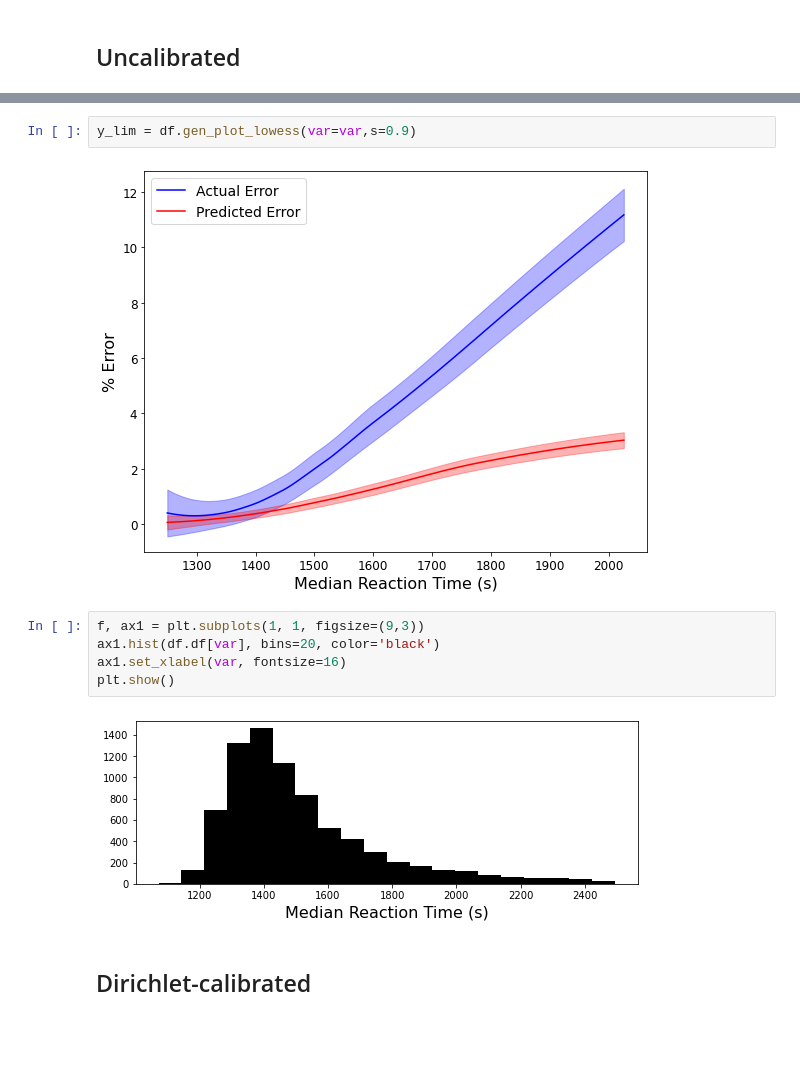
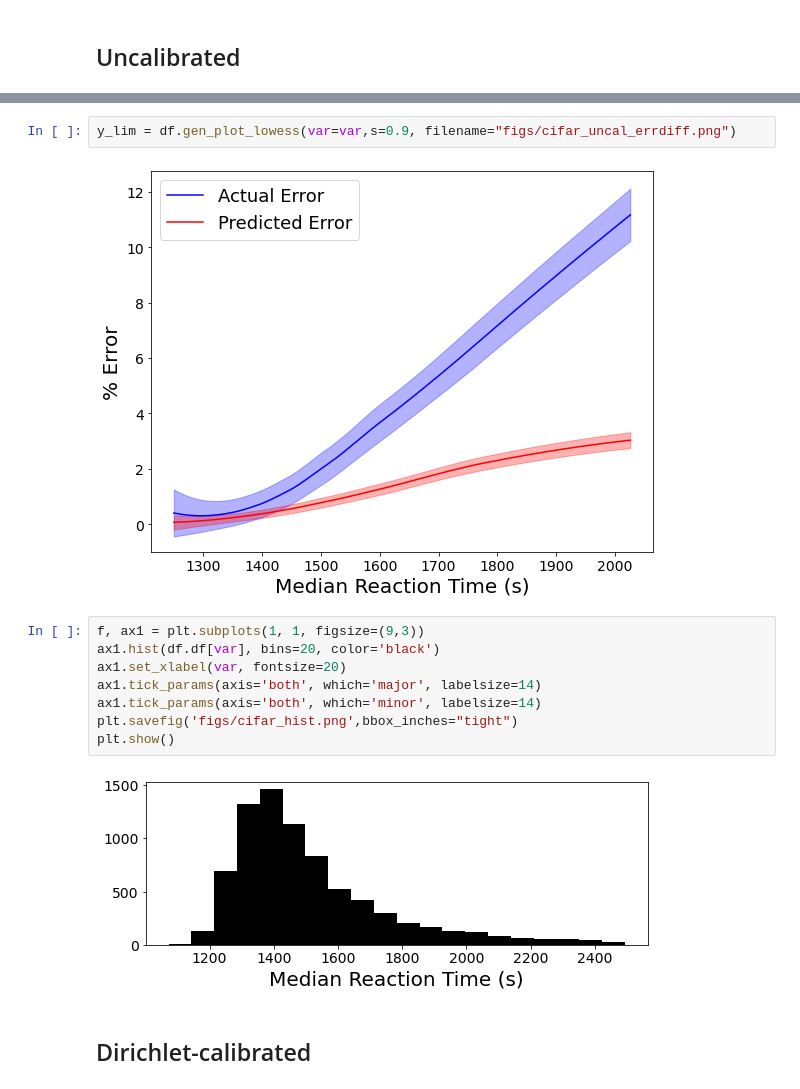
Before and after one commit to markellekelly/variable-wise-calibration, a Jupyter notebook: cifar_example.ipynb, the cells around one changed output, grey strips where cells are left out. Drawn from its saved outputs; the diff is of its cells as text; blank space fills up the shorter version.

Commit message:
increased font sizes in plots & automated plot saving

```diff
--- a/cifar_example.ipynb
+++ b/cifar_example.ipynb
@@ -25,14 +25,17 @@ df.reliability_diagram(hist_weight=0.00005)
 # %%
-y_lim = df.gen_plot_lowess(var=var,s=0.9)
+y_lim = df.gen_plot_lowess(var=var,s=0.9, filename="figs/cifar_uncal_errdiff.png")
 # %% [output]
-[figure, old version]
+[figure, new version]
 # %%
 f, ax1 = plt.subplots(1, 1, figsize=(9,3))
 ax1.hist(df.df[var], bins=20, color='black')
-ax1.set_xlabel(var, fontsize=16)
+ax1.set_xlabel(var, fontsize=20)
+ax1.tick_params(axis='both', which='major', labelsize=14)
+ax1.tick_params(axis='both', which='minor', labelsize=14)
+plt.savefig('figs/cifar_hist.png',bbox_inches="tight")
 plt.show()
 # %% [output]
-[figure, old version]
+[figure, new version]
 # %% [markdown]
 ## Dirichlet-calibrated
 # %%
```
Also changed, not shown: parts of 5 cells of this notebook, 4 other files.
